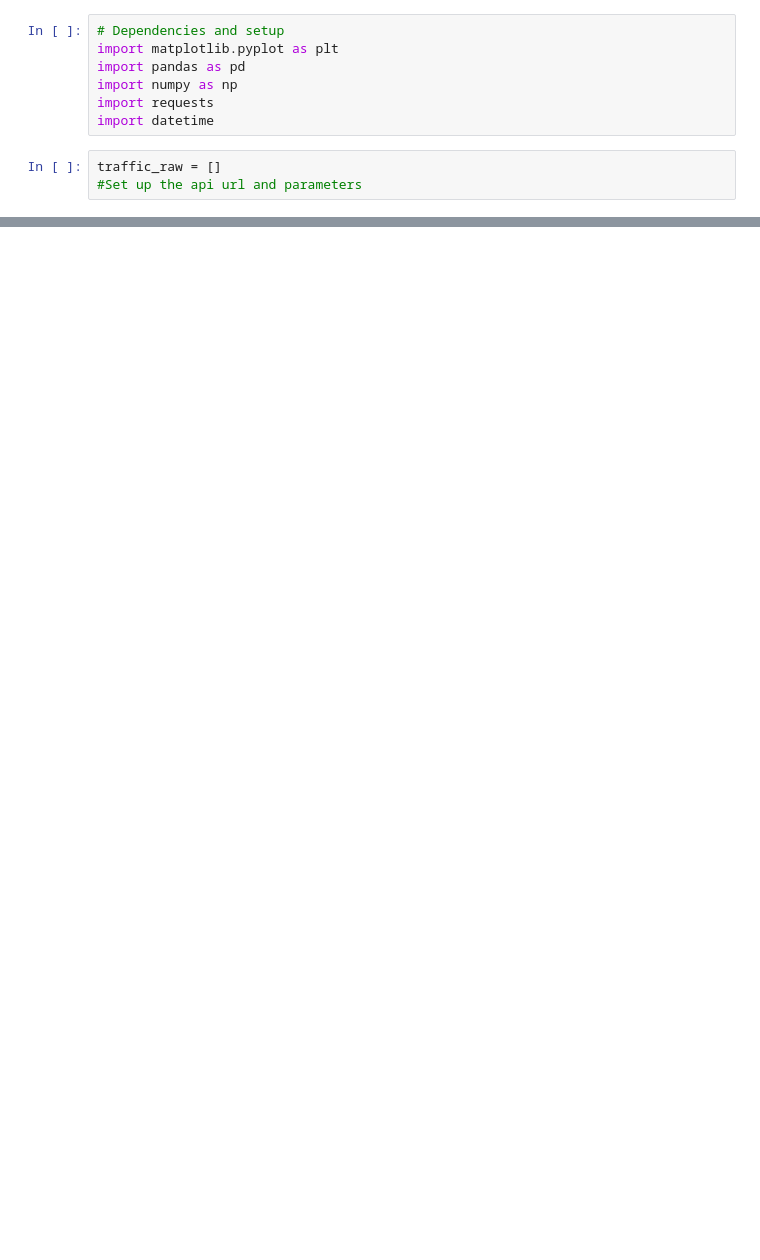
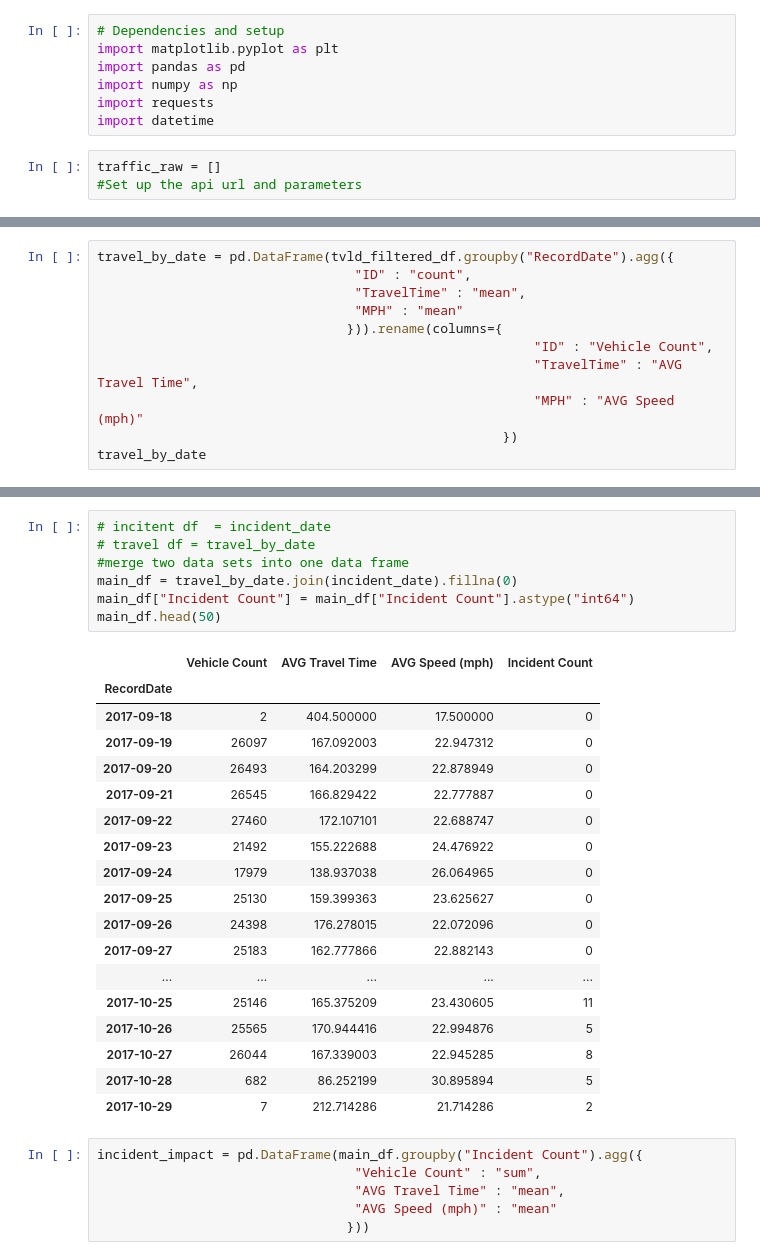
Before and after one commit to SaifeelMomin/Project1---Team_BigBend, a Jupyter notebook: traffic_incident_apis/data.austin/Austin.data.traffic_api.ipynb, the cells around one changed output, grey strips where cells are left out. Saved outputs shown, nothing was run; the diff lists cells and outputs as text; blank space fills up the shorter version.

```diff
--- a/traffic_incident_apis/data.austin/Austin.data.traffic_api.ipynb
+++ b/traffic_incident_apis/data.austin/Austin.data.traffic_api.ipynb
@@ -128,0 +164,11 @@ plt.show()
+# %%
+travel_by_date = pd.DataFrame(tvld_filtered_df.groupby("RecordDate").agg({
+                                 "ID" : "count",
+                                 "TravelTime" : "mean",
+                                 "MPH" : "mean"
+                                })).rename(columns={
+                                                        "ID" : "Vehicle Count",
+                                                        "TravelTime" : "AVG Travel Time",
+                                                        "MPH" : "AVG Speed (mph)"
+                                                    })
+travel_by_date
@@ -128,0 +194,32 @@ plt.show()
+# %%
+# incitent df  = incident_date
+# travel df = travel_by_date
+#merge two data sets into one data frame
+main_df = travel_by_date.join(incident_date).fillna(0)
+main_df["Incident Count"] = main_df["Incident Count"].astype("int64")
+main_df.head(50)
+# %% [output]
+|  | Vehicle Count | AVG Travel Time | AVG Speed (mph) | Incident Count |
+| RecordDate |  |  |  |  |
+| 2017-09-18 | 2 | 404.500000 | 17.500000 | 0 |
+| 2017-09-19 | 26097 | 167.092003 | 22.947312 | 0 |
+| 2017-09-20 | 26493 | 164.203299 | 22.878949 | 0 |
+| 2017-09-21 | 26545 | 166.829422 | 22.777887 | 0 |
+| 2017-09-22 | 27460 | 172.107101 | 22.688747 | 0 |
+| 2017-09-23 | 21492 | 155.222688 | 24.476922 | 0 |
+| 2017-09-24 | 17979 | 138.937038 | 26.064965 | 0 |
+| 2017-09-25 | 25130 | 159.399363 | 23.625627 | 0 |
+| 2017-09-26 | 24398 | 176.278015 | 22.072096 | 0 |
+| 2017-09-27 | 25183 | 162.777866 | 22.882143 | 0 |
+| ... | ... | ... | ... | ... |
+| 2017-10-25 | 25146 | 165.375209 | 23.430605 | 11 |
+| 2017-10-26 | 25565 | 170.944416 | 22.994876 | 5 |
+| 2017-10-27 | 26044 | 167.339003 | 22.945285 | 8 |
+| 2017-10-28 | 682 | 86.252199 | 30.895894 | 5 |
+| 2017-10-29 | 7 | 212.714286 | 21.714286 | 2 |
+# %%
+incident_impact = pd.DataFrame(main_df.groupby("Incident Count").agg({
+                                 "Vehicle Count" : "sum",
+                                 "AVG Travel Time" : "mean",
+                                 "AVG Speed (mph)" : "mean"
+                                }))
```
Also changed, not shown: parts of 20 cells of this notebook, 1 other file.
